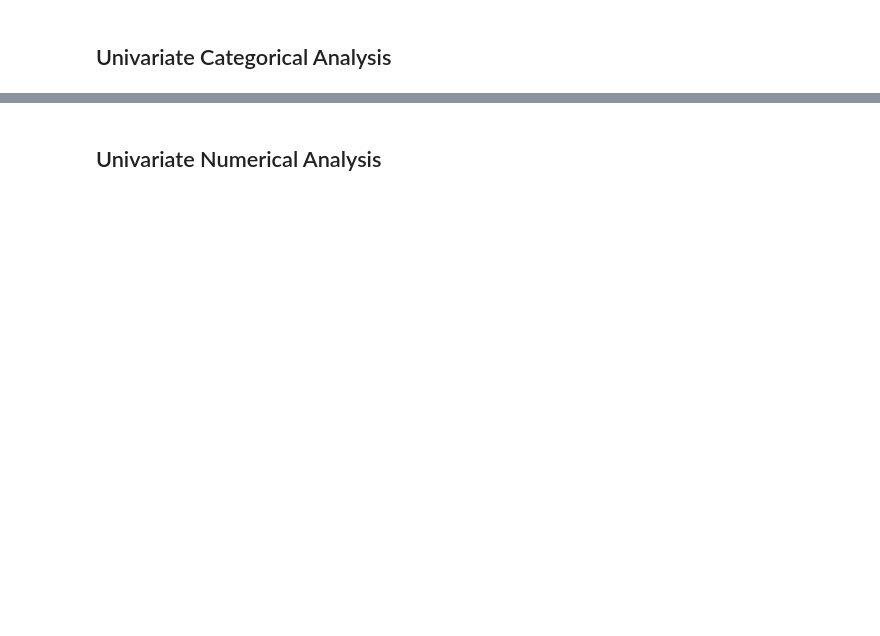
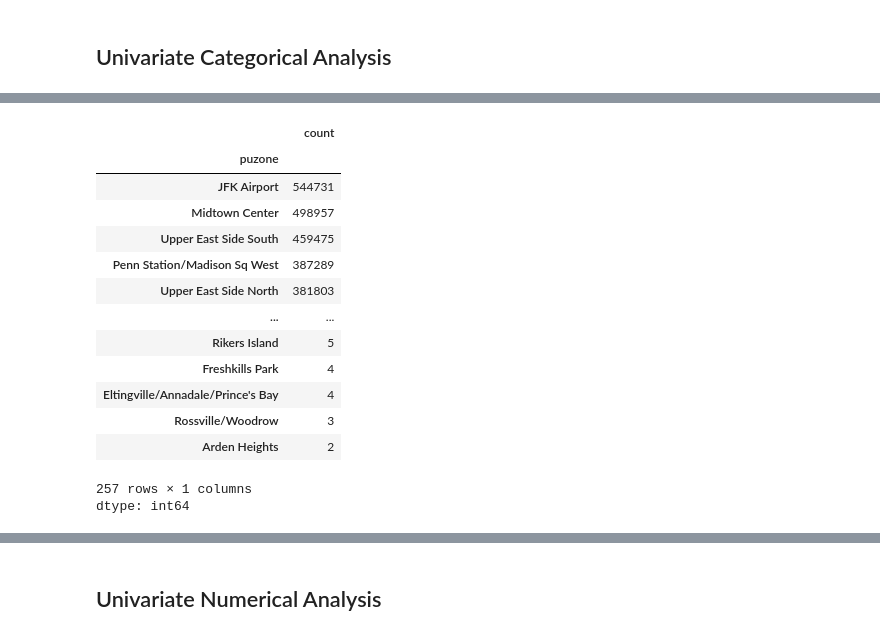
Before and after one commit to drod75/nyc_taxi_analysis, a Jupyter notebook: notebooks/data_exploration.ipynb, the cells around one changed output, grey strips where cells are left out. Drawn from its saved outputs; the diff is of its cells as text; code cells hidden in the pictures; blank space fills up the shorter version.

```diff
--- a/notebooks/data_exploration.ipynb
+++ b/notebooks/data_exploration.ipynb
@@ -109,0 +102,18 @@ dtype: int64
+# %%
+taxi_zone_df['puzone'].value_counts()
+# %% [output]
+|  | count |
+| puzone |  |
+| JFK Airport | 544731 |
+| Midtown Center | 498957 |
+| Upper East Side South | 459475 |
+| Penn Station/Madison Sq West | 387289 |
+| Upper East Side North | 381803 |
+| ... | ... |
+| Rikers Island | 5 |
+| Freshkills Park | 4 |
+| Eltingville/Annadale/Prince's Bay | 4 |
+| Rossville/Woodrow | 3 |
+| Arden Heights | 2 |
+257 rows × 1 columns
+dtype: int64
```
Also changed, not shown: parts of 18 cells of this notebook.
